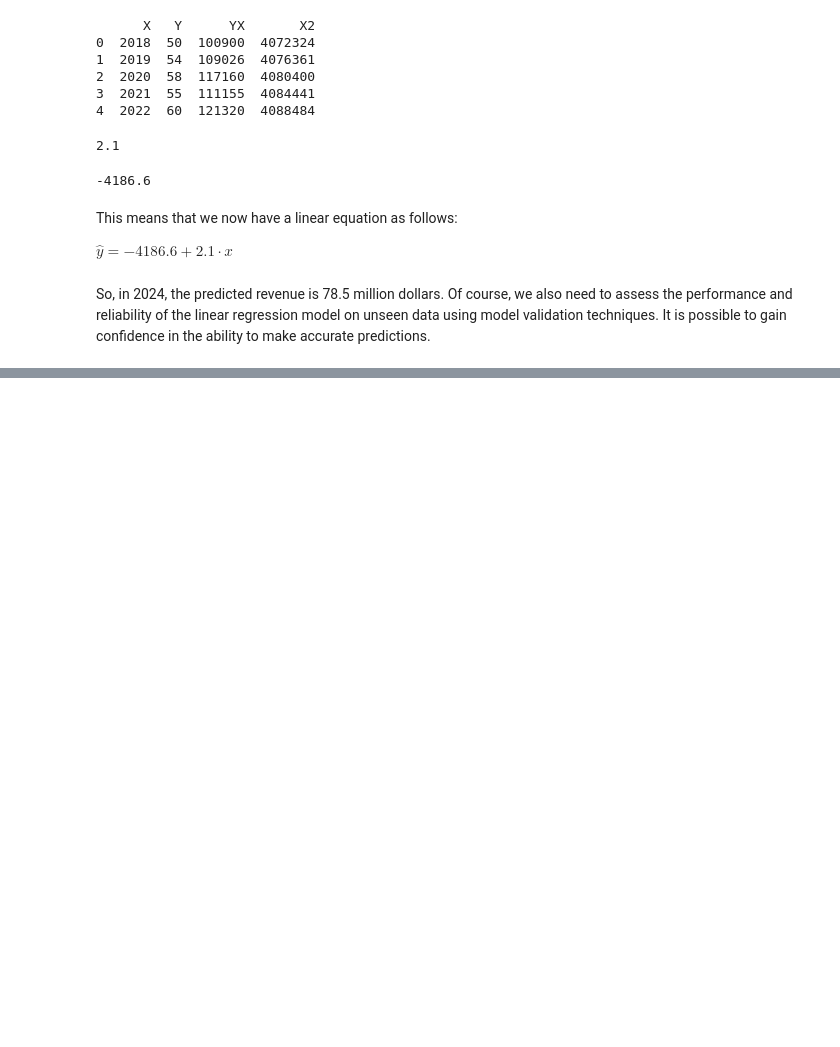
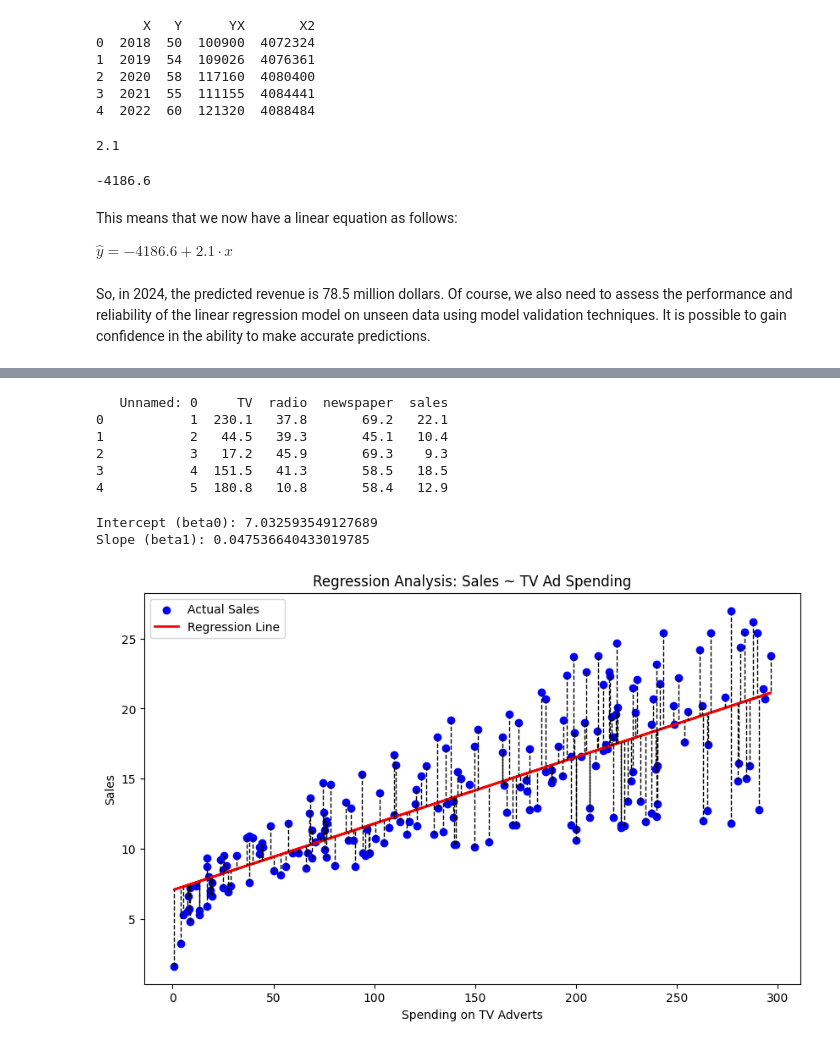
Before and after one commit to DanielWilliamParsons/Data-Science-Notes, a Jupyter notebook: Chapter 5 Linear Regression.ipynb, the cells around one changed output, grey strips where cells are left out. Drawn from its saved outputs; the diff is of its cells as text; code cells hidden in the pictures; blank space fills up the shorter version.

```diff
--- a/Chapter 5 Linear Regression.ipynb
+++ b/Chapter 5 Linear Regression.ipynb
@@ -90,0 +129,47 @@ Of course, we also need to assess the performance and reliability of the linear
+# %%
+import pandas as pd
+df = pd.read_csv('Data/advertising.csv')
+print(df.head())
+# %% [output]
+   Unnamed: 0     TV  radio  newspaper  sales
+0           1  230.1   37.8       69.2   22.1
+1           2   44.5   39.3       45.1   10.4
+2           3   17.2   45.9       69.3    9.3
+3           4  151.5   41.3       58.5   18.5
+4           5  180.8   10.8       58.4   12.9
+# %%
+from sklearn.linear_model import LinearRegression
+import numpy as np
+
+X = df[['TV']] # Note that X is 2D
+y = df['sales']
+
+model = LinearRegression()
+model.fit(X, y)
+print(f"Intercept (beta0): {model.intercept_}")
+print(f"Slope (beta1): {model.coef_[0]}")
+
+# Predict sales based on the model
+df['predicted_sales'] = model.predict(X)
+# %% [output]
+Intercept (beta0): 7.032593549127689
+Slope (beta1): 0.047536640433019785
+# %%
+# Plot the regression line and the residuals
+import matplotlib.pyplot as plt
+
+plt.figure(figsize=(10, 6))
+plt.scatter(df['TV'], df['sales'], color='blue', label='Actual Sales')
+plt.plot(df['TV'], df['predicted_sales'], color='red', linewidth=2, label='Regression Line')
+
+# For adding lines to represent residuals
+for i in range(len(df)):
+    plt.plot([df['TV'][i], df['TV'][i]], [df['sales'][i], df['predicted_sales'][i]], 'k--', lw=1)
+
+plt.xlabel('Spending on TV Adverts')
+plt.ylabel('Sales')
+plt.title('Regression Analysis: Sales ~ TV Ad Spending')
+plt.legend()
+plt.show()
+# %% [output]
+[figure, added]
```
Also changed, not shown: parts of 12 cells of this notebook.
